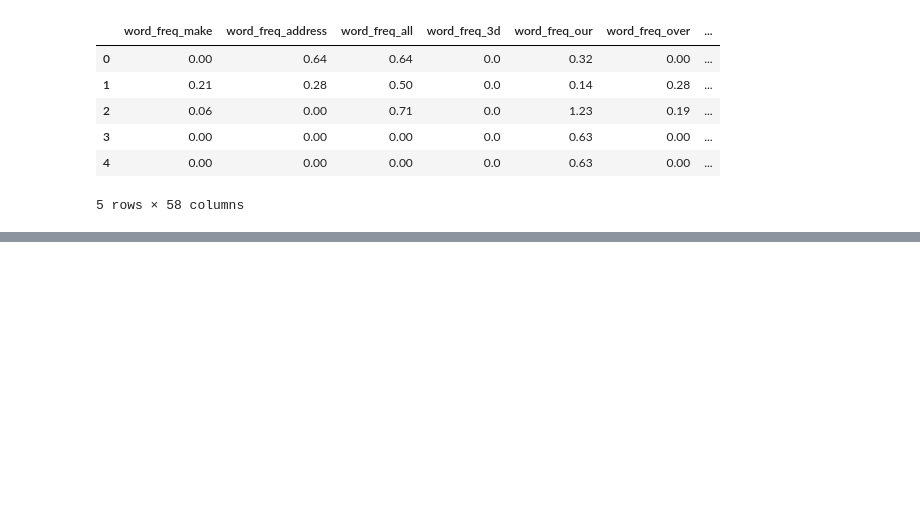
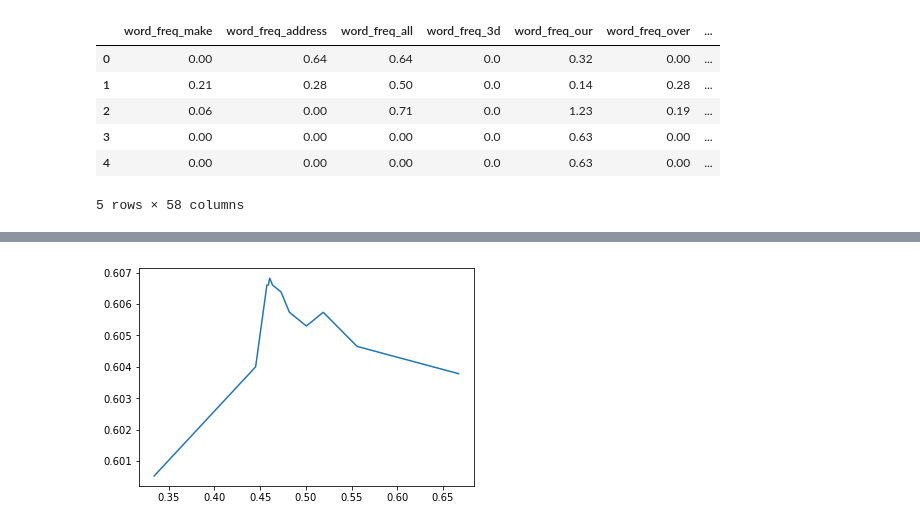
Before and after one commit to Vlad0922/ml_1_solutions, a Jupyter notebook: 1/Nearest.ipynb, the cells around one changed output, grey strips where cells are left out. Saved outputs shown, nothing was run; the diff lists cells and outputs as text; code cells hidden in the pictures; blank space fills up the shorter version.

```diff
--- a/1/Nearest.ipynb
+++ b/1/Nearest.ipynb
@@ -184,0 +208,4 @@ find_radius(X, y, 0., 100.)
+# %%
+best_radius, accuracy = find_radius(normalize(X), y, 0.001, 1., eps=0.005)
+# %% [output]
+[figure, added]
```
Also changed, not shown: parts of 10 cells of this notebook.
